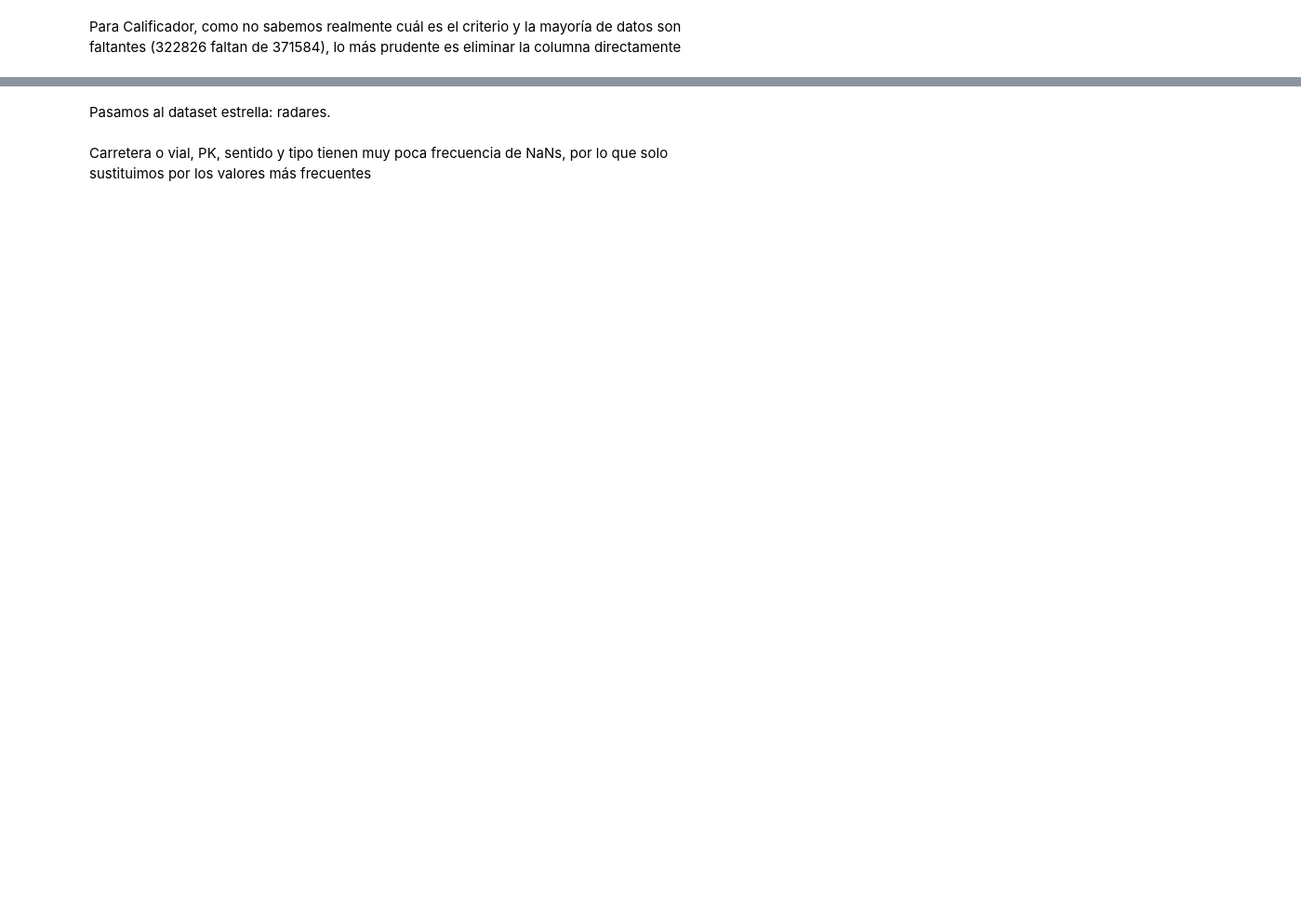
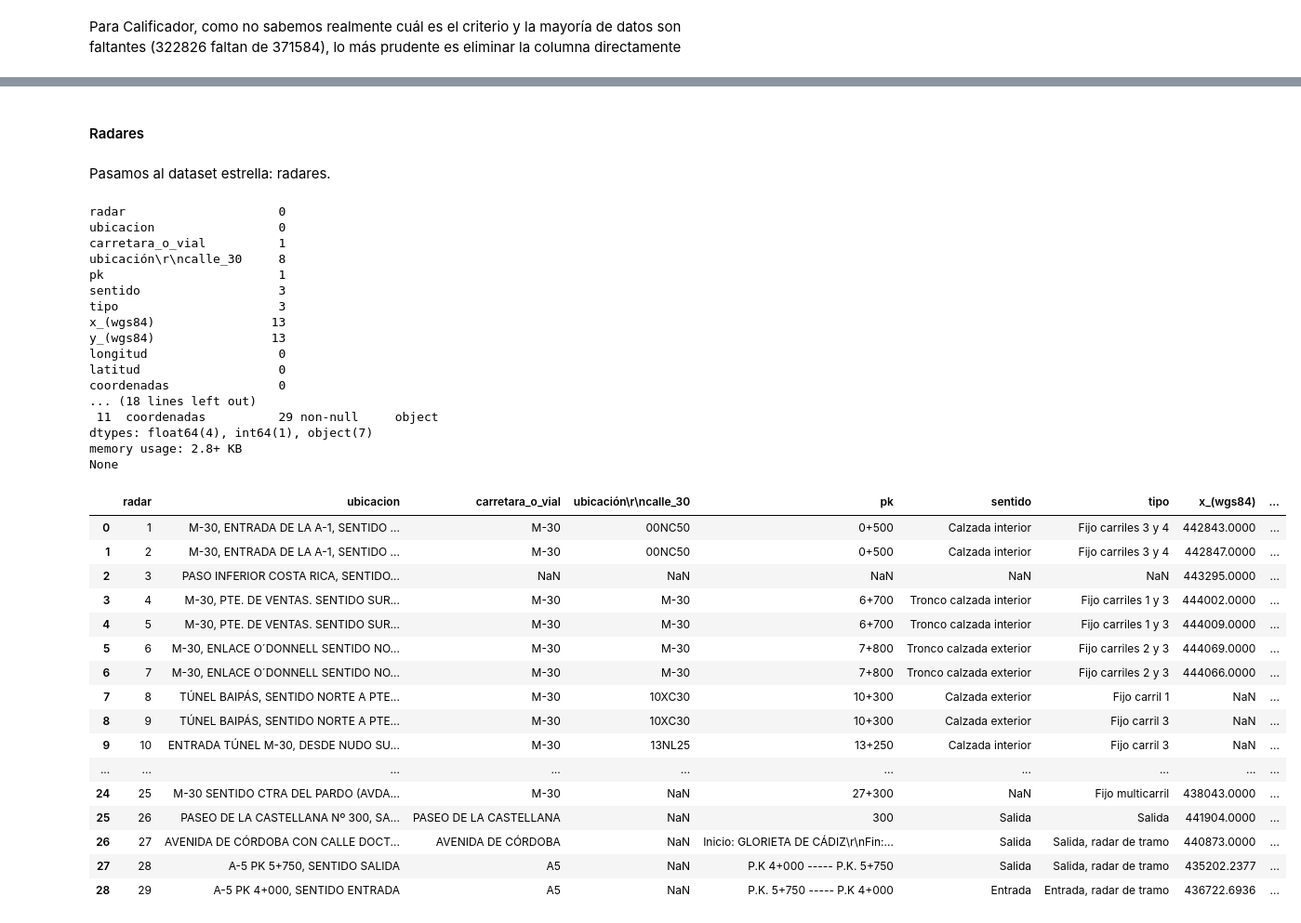
Before and after one commit to paula-gomezlucas/POD, a Jupyter notebook: POD1_Limpieza.ipynb, the cells around one changed output, grey strips where cells are left out. Shown at 93% size. Drawn from its saved outputs; the diff is of its cells as text; code cells hidden in the pictures; blank space fills up the shorter version.

```diff
--- a/POD1_Limpieza.ipynb
+++ b/POD1_Limpieza.ipynb
@@ -978,0 +1100,6 @@ get_info('DireccionesVigentes_20231004.csv')
+# %%
+ds['direcciones'].loc[ds['direcciones']['direccion'] == 'CALLE DEL MAESTRO ALONSO NUMERO 26', 'barrio'] = 3.0
+# %%
+ds['direcciones'].loc[ds['direcciones']['direccion'] == 'CALLE PROVISIONAL BERROCALES SESENTA Y NUEVE...', 'cod_postal'] = 28031
+ds['direcciones'].loc[162447, 'distrito'] = 19
+ds['direcciones'][ds['direcciones']['cod_postal'] == 28031]
@@ -978,0 +1120,2 @@ get_info('DireccionesVigentes_20231004.csv')
+# %%
+ds['direcciones'].loc[162447, 'barrio'] = 2.0
@@ -978,0 +1142,2 @@ get_info('DireccionesVigentes_20231004.csv')
+# %%
+ds['direcciones']['barrio'] = ds['direcciones']['barrio'].astype('int64')
@@ -979,8 +1146,43 @@ get_info('DireccionesVigentes_20231004.csv')
+# %% [markdown]
+#### Radares
 # %% [markdown]
 Pasamos al dataset estrella: radares.
 # %%
-get_info('radares.csv')
-ds['radares.csv']
+get_info('radares')
+ds['radares']
+# %% [output]
+radar                     0
+ubicacion                 0
+carretara_o_vial          1
+ubicación\r\ncalle_30     8
+pk                        1
+sentido                   3
+tipo                      3
+x_(wgs84)                13
+y_(wgs84)                13
+longitud                  0
+latitud                   0
+coordenadas               0
+... (18 lines left out)
+ 11  coordenadas          29 non-null     object
+dtypes: float64(4), int64(1), object(7)
+memory usage: 2.8+ KB
+None
+|  | radar | ubicacion | carretara_o_vial | ubicación\r\ncalle_30 | pk | sentido | tipo | x_(wgs84) | ... |
+| 0 | 1 | M-30, ENTRADA DE LA A-1, SENTIDO ... | M-30 | 00NC50 | 0+500 | Calzada interior | Fijo carriles 3 y 4 | 442843.0000 | ... |
+| 1 | 2 | M-30, ENTRADA DE LA A-1, SENTIDO ... | M-30 | 00NC50 | 0+500 | Calzada interior | Fijo carriles 3 y 4 | 442847.0000 | ... |
+| 2 | 3 | PASO INFERIOR COSTA RICA, SENTIDO... | NaN | NaN | NaN | NaN | NaN | 443295.0000 | ... |
+| 3 | 4 | M-30, PTE. DE VENTAS. SENTIDO SUR... | M-30 | M-30 | 6+700 | Tronco calzada interior | Fijo carriles 1 y 3 | 444002.0000 | ... |
+| 4 | 5 | M-30, PTE. DE VENTAS. SENTIDO SUR... | M-30 | M-30 | 6+700 | Tronco calzada interior | Fijo carriles 1 y 3 | 444009.0000 | ... |
+| 5 | 6 | M-30, ENLACE O´DONNELL SENTIDO NO... | M-30 | M-30 | 7+800 | Tronco calzada exterior | Fijo carriles 2 y 3 | 444069.0000 | ... |
+| 6 | 7 | M-30, ENLACE O´DONNELL SENTIDO NO... | M-30 | M-30 | 7+800 | Tronco calzada exterior | Fijo carriles 2 y 3 | 444066.0000 | ... |
+| 7 | 8 | TÚNEL BAIPÁS, SENTIDO NORTE A PTE... | M-30 | 10XC30 | 10+300 | Calzada exterior | Fijo carril 1 | NaN | ... |
+| 8 | 9 | TÚNEL BAIPÁS, SENTIDO NORTE A PTE... | M-30 | 10XC30 | 10+300 | Calzada exterior | Fijo carril 3 | NaN | ... |
+| 9 | 10 | ENTRADA TÚNEL M-30, DESDE NUDO SU... | M-30 | 13NL25 | 13+250 | Calzada interior | Fijo carril 3 | NaN | ... |
+| ... | ... | ... | ... | ... | ... | ... | ... | ... | ... |
+| 24 | 25 | M-30 SENTIDO CTRA DEL PARDO (AVDA... | M-30 | NaN | 27+300 | NaN | Fijo multicarril | 438043.0000 | ... |
+| 25 | 26 | PASEO DE LA CASTELLANA Nº 300, SA... | PASEO DE LA CASTELLANA | NaN | 300 | Salida | Salida | 441904.0000 | ... |
+| 26 | 27 | AVENIDA DE CÓRDOBA CON CALLE DOCT... | AVENIDA DE CÓRDOBA | NaN | Inicio: GLORIETA DE CÁDIZ\r\nFin:... | Salida | Salida, radar de tramo | 440873.0000 | ... |
+| 27 | 28 | A-5 PK 5+750, SENTIDO SALIDA | A5 | NaN | P.K 4+000 ----- P.K. 5+750 | Salida | Salida, radar de tramo | 435202.2377 | ... |
+| 28 | 29 | A-5 PK 4+000, SENTIDO ENTRADA | A5 | NaN | P.K. 5+750 ----- P.K 4+000 | Entrada | Entrada, radar de tramo | 436722.6936 | ... |
-# %% [markdown]
-Carretera o vial, PK, sentido y tipo tienen muy poca frecuencia de NaNs, por lo que solo sustituimos por los valores más frecuentes
 # %%
```
Also changed, not shown: parts of 73 cells of this notebook, 4 other files.
